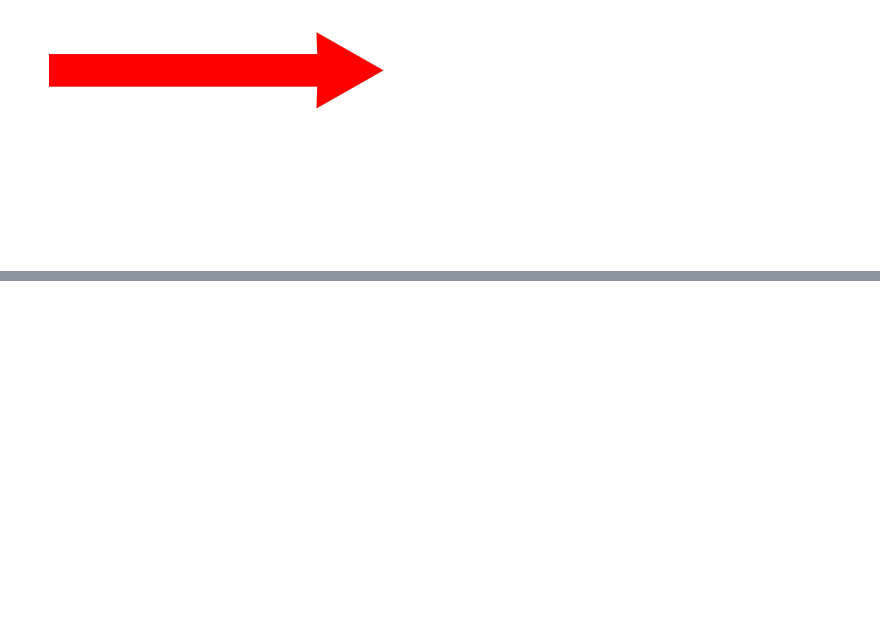
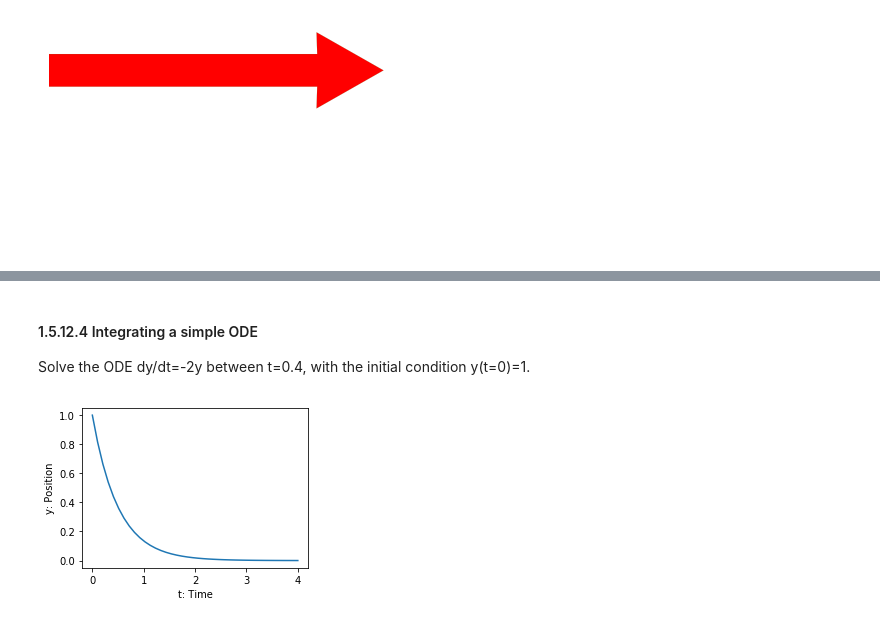
Before and after one commit to Li-Michael/learn, a Jupyter notebook: scipy_lecture/1.5_scipy_learning_note_1.5_scipy_high-level_scientific_computing.ipynb, the cells around one changed output, grey strips where cells are left out. Cells and saved outputs as stored; diff of their text form; code cells hidden in the pictures; blank space fills up the shorter version.

```diff
--- a/scipy_lecture/1.5_scipy_learning_note_1.5_scipy_high-level_scientific_computing.ipynb
+++ b/scipy_lecture/1.5_scipy_learning_note_1.5_scipy_high-level_scientific_computing.ipynb
@@ -1226,0 +1247,21 @@ ax.arrow(0,0.8,1,0, width=0.15, length_includes_head=True, head_width=0.35, head
+# %% [markdown]
+#### 1.5.12.4 Integrating a simple ODE
+Solve the ODE dy/dt=-2y between t=0.4, with the initial condition y(t=0)=1.
+# %%
+import numpy as np
+from scipy.integrate import odeint
+import matplotlib.pyplot as plt
+
+def calc_derivative(ypos, time):
+    return -2 * ypos
+
+time_vec = np.linspace(0, 4, 40)
+yvec = odeint(calc_derivative, 1, time_vec)
+
+plt.figure(figsize=(4, 3))
+plt.plot(time_vec, yvec)
+plt.xlabel('t: Time')
+plt.ylabel('y: Position')
+plt.tight_layout()
+# %% [output]
+[figure, added]
```
Also changed, not shown: parts of 68 cells of this notebook, 28 other files.
